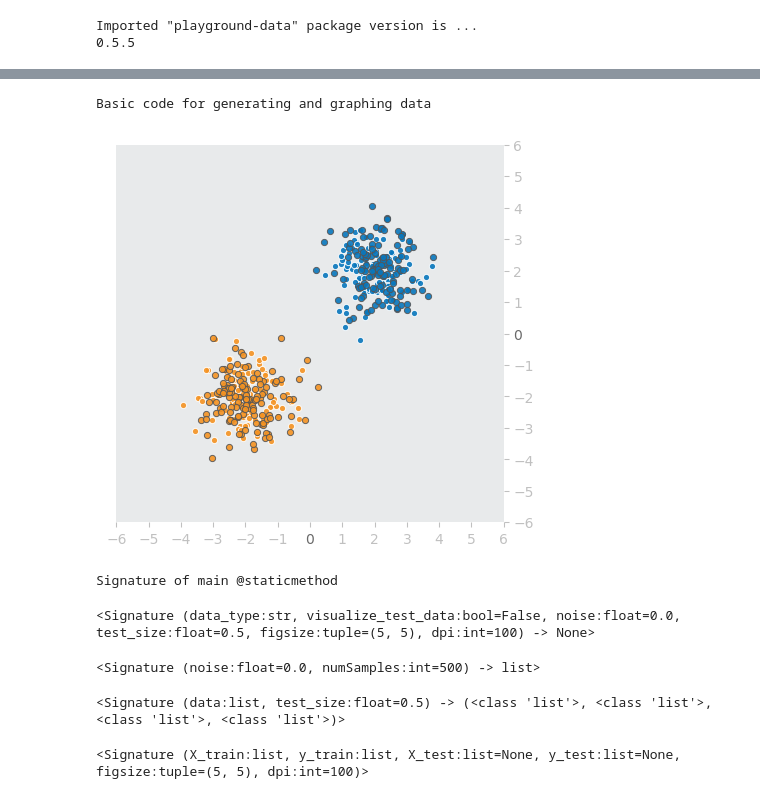
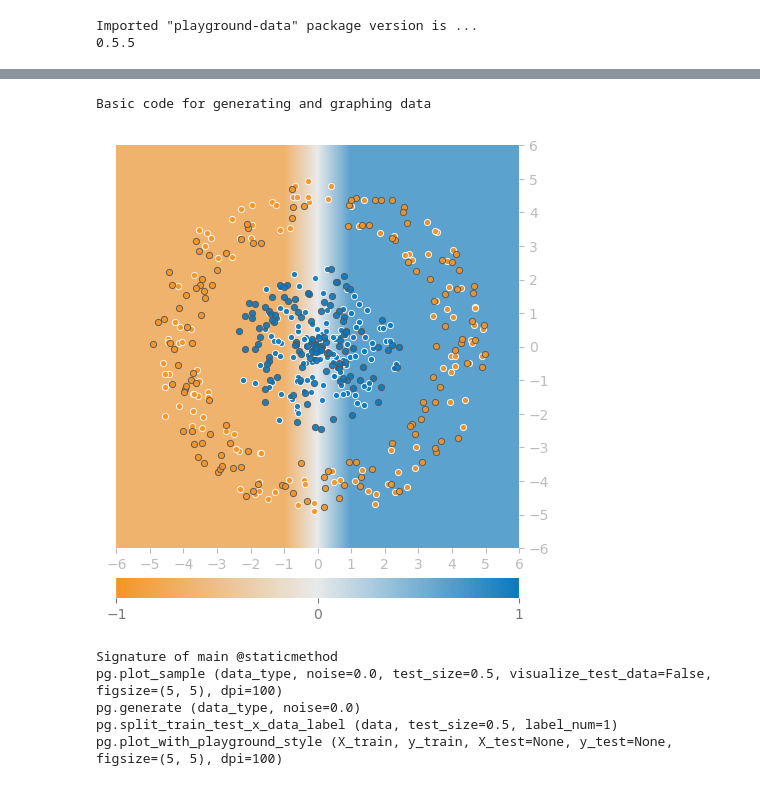
Before and after one commit to DeepInsider/playground-data, a Jupyter notebook: docs/sample_notebook.ipynb, the cells around one changed output, grey strips where cells are left out. Cells and saved outputs as stored; diff of their text form; code cells hidden in the pictures.

```diff
--- a/docs/sample_notebook.ipynb
+++ b/docs/sample_notebook.ipynb
@@ -75,43 +120,58 @@ pg.plot_sample(pg.DatasetType.RegressPlane)
 # %%
 print('Basic code for generating and graphing data')
 
 data_noise=0.0
 test_data_ratio = 0.5
 
 # Generate data
-data_array = pg.DataGenerator.classify_two_gauss(noise=data_noise)
-#data_array = pg.DataGenerator.classify_circle(noise=data_noise)
-#data_array = pg.DataGenerator.classify_spiral(noise=data_noise)
-#data_array = pg.DataGenerator.classify_xor(noise=data_noise)
-#data_array = pg.DataGenerator.regress_gaussian(noise=data_noise)
-#data_array = pg.DataGenerator.regress_plane(noise=data_noise)
+data_array = pg.generate(pg.DatasetType.ClassifyCircleData, data_noise)
+#data_array = pg.generate(pg.DatasetType.ClassifyXORData, data_noise)
+#data_array = pg.generate(pg.DatasetType.ClassifyTwoGaussData, data_noise)
+#data_array = pg.generate(pg.DatasetType.ClassifySpiralData, data_noise)
+#data_array = pg.generate(pg.DatasetType.RegressPlane, data_noise)
+#data_array = pg.generate(pg.DatasetType.RegressGaussian, data_noise)
 
 # Divide the data for training and testing at a specified ratio (further, separate each data into Coordinate point data part and teacher label part)
 X_train, y_train, X_test, y_test = pg.split_train_test_x_data_label(data_array, test_size=test_data_ratio)
 
 # Plot the data on the standard graph for Playground
-fig, ax = pg.plot_with_playground_style(X_train, y_train, X_test, y_test)
+fig, ax = pg.plot_with_playground_style(X_train, y_train, X_test, y_test, figsize = (6, 6), dpi = 100)
+
+# draw the decision boundary of X1 input (feature)
+pg.draw_decision_boundary(fig, ax, node_id=pg.InputType.X1, discretize=False)
+
+# # uncomment if a graph is not shown
+# import matplotlib.pyplot as plt
+# plt.show()
 # %% [output]
 Basic code for generating and graphing data
-[figure, old version]
+[figure, new version]
-# %%
-print('Signature of main @staticmethod')
-
-import inspect
-
-inspect.signature(pg.plot_sample)
-# %% [output]
-Signature of main @staticmethod
-<Signature (data_type:str, visualize_test_data:bool=False, noise:float=0.0, test_size:float=0.5, figsize:tuple=(5, 5), dpi:int=100) -> None>
-# %%
-inspect.signature(pg.DataGenerator.classify_two_gauss)
-# %% [output]
-<Signature (noise:float=0.0, numSamples:int=500) -> list>
-# %%
-inspect.signature(pg.split_train_test_x_data_label)
-# %% [output]
-<Signature (data:list, test_size:float=0.5) -> (<class 'list'>, <class 'list'>, <class 'list'>, <class 'list'>)>
-# %%
-inspect.signature(pg.plot_with_playground_style)
-# %% [output]
-<Signature (X_train:list, y_train:list, X_test:list=None, y_test:list=None, figsize:tuple=(5, 5), dpi:int=100)>
+# %%
+print('Signature of main @staticmethod')
+
+import sys
+if sys.version_info[0] < 3: # inspect.signature was introduced at version Python 3.3
+  !pip install funcsigs
+
+try:
+    from inspect import signature
+except ImportError:
+    from funcsigs import signature
+
+print('pg.plot_sample', str(signature(pg.plot_sample)))
+# pg.plot_sample (data_type, noise=0.0, test_size=0.5, visualize_test_data=False, figsize=(5, 5), dpi=100)
+
+print('pg.generate', str(signature(pg.generate)))
+# pg.generate (data_type, noise=0.0)
+
+print('pg.split_train_test_x_data_label', str(signature(pg.split_train_test_x_data_label)))
+# pg.split_train_test_x_data_label (data, test_size=0.5, label_num=1)
+
+print('pg.plot_with_playground_style', str(signature(pg.plot_with_playground_style)))
+# pg.plot_with_playground_style (X_train, y_train, X_test=None, y_test=None, figsize=(5, 5), dpi=100)
+# %% [output]
+Signature of main @staticmethod
+pg.plot_sample (data_type, noise=0.0, test_size=0.5, visualize_test_data=False, figsize=(5, 5), dpi=100)
+pg.generate (data_type, noise=0.0)
+pg.split_train_test_x_data_label (data, test_size=0.5, label_num=1)
+pg.plot_with_playground_style (X_train, y_train, X_test=None, y_test=None, figsize=(5, 5), dpi=100)
```
Also changed, not shown: parts of 9 cells of this notebook, 1 other file.
